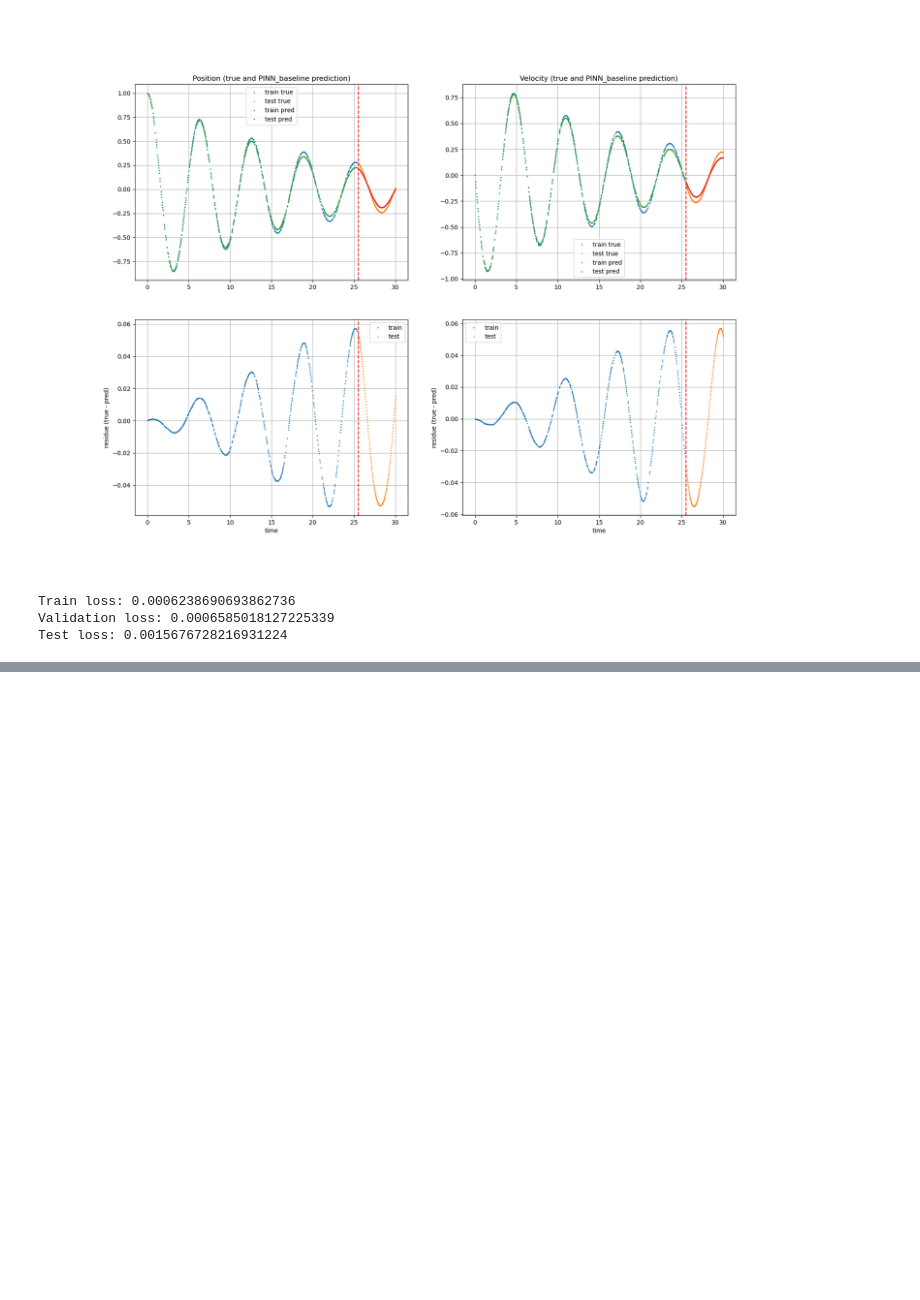
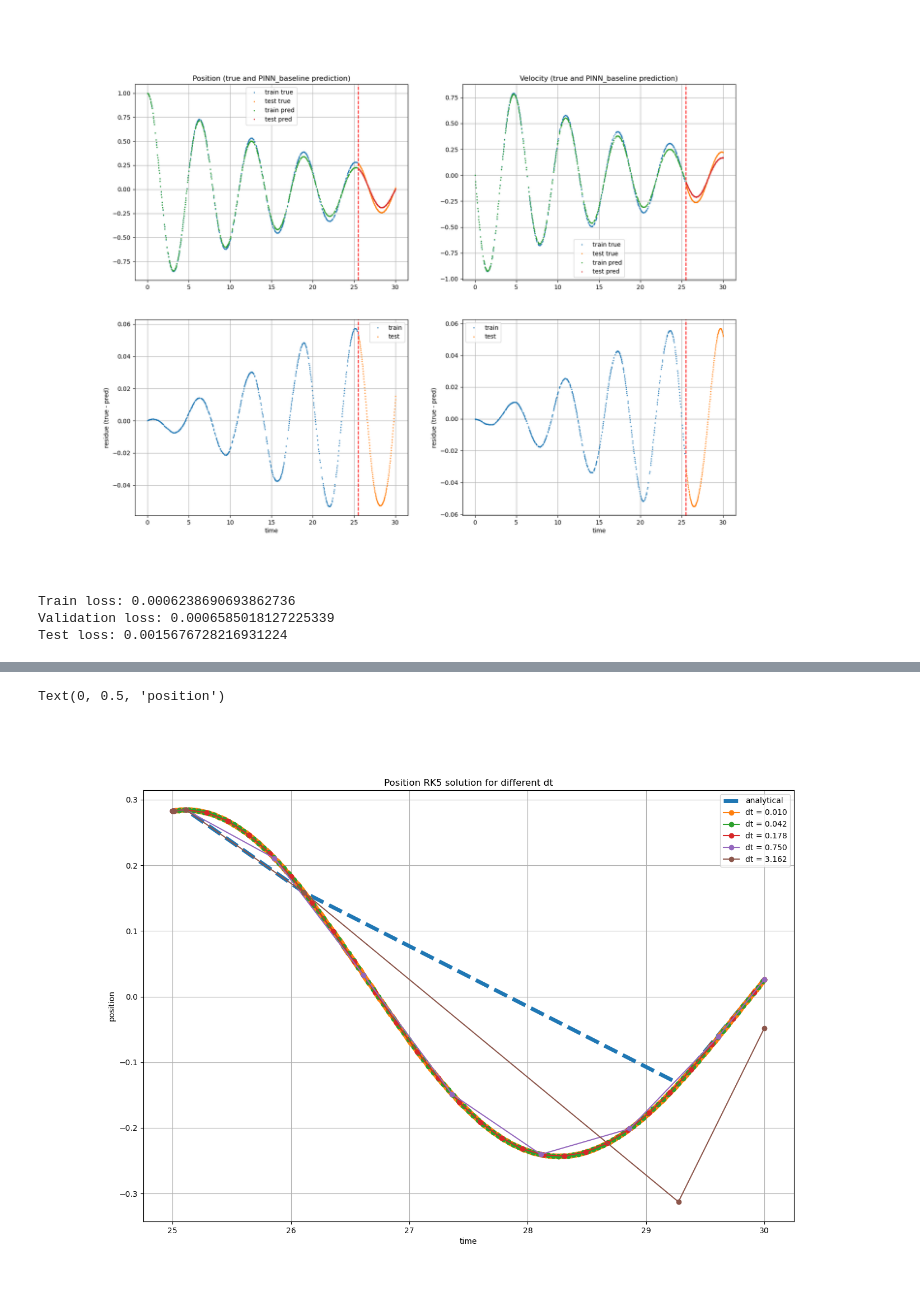
Before and after one commit to luigiEG/FYS5429_Project1, a Jupyter notebook: src/DHOscillator_analysis.ipynb, the cells around one changed output, grey strips where cells are left out. Drawn from its saved outputs; the diff is of its cells as text; code cells hidden in the pictures; blank space fills up the shorter version.

```diff
--- a/src/DHOscillator_analysis.ipynb
+++ b/src/DHOscillator_analysis.ipynb
@@ -418,0 +450,47 @@ tensor(0.1473, grad_fn=<MeanBackward0>)
+# %%
+# get analytical solution at t = 25
+t_test_start = 25
+t_test_end = 30
+Y_start = analytical_solution(t_test_start)
+t_span = [t_test_start, t_test_end]
+# %%
+# let dt_steps = [0.1, 0.01, 0.001, 0.0001]
+# for each dt_step solve the ode and get the mse for t > 25
+# and the time of execution
+sols = []
+mses = []
+exec_times = []
+
+# linspae log scale
+dt_steps = np.logspace(-2, 0.5, 5, endpoint=True)
+
+t_span=(25,30)
+
+for dt_step in dt_steps:
+    start_time = time.time()
+    sol = RK5(dumped_spring, Y_start, t_span, dt_step)
+    end_time = time.time()
+    exec_times.append(end_time - start_time)
+    sols.append(sol)
+    mse = np.mean((sol.y[0,:] - analytical_solution(sol.t)[0])**2 + (sol.y[1,:] - analytical_solution(sol.t)[1])**2)
+    mses.append(mse)
+# %%
+# plot sols
+plt.figure(figsize=(15, 10))
+c=0
+plt.plot(sol.t, analytical_solution(sol.t)[0], label='analytical', linestyle='--', linewidth=5)
+
+for sol in sols:
+    plt.plot(sol.t, sol.y[0], label='dt = %.3f' %dt_steps[c], marker='o')
+    c+=1
+# add analytical solution
+t = np.linspace(t_test_start, t_test_end, 1000)
+# bigger linwidth
+plt.grid()
+plt.legend()
+plt.title('Position RK5 solution for different dt')
+plt.xlabel('time')
+plt.ylabel('position')
+# %% [output]
+Text(0, 0.5, 'position')
+[figure, added]
```
Also changed, not shown: parts of 29 cells of this notebook, 7 other files.
